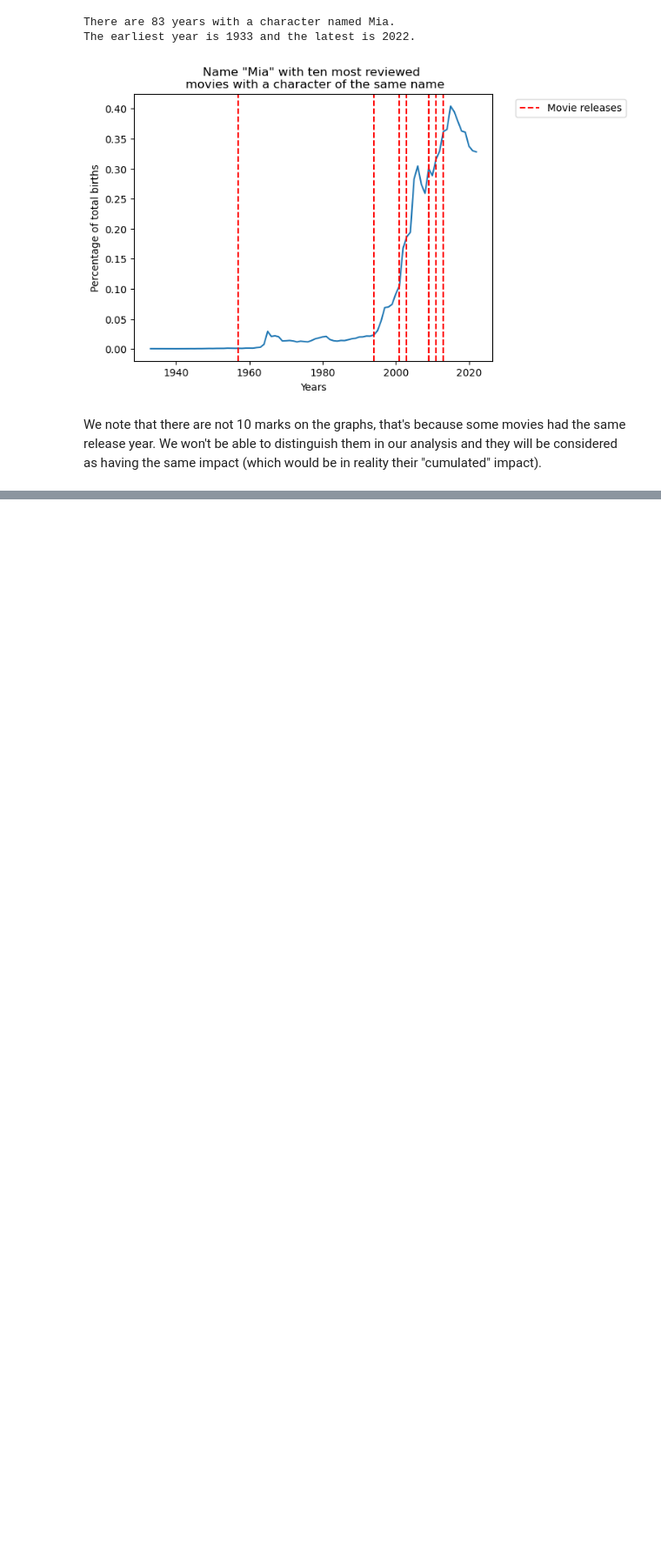
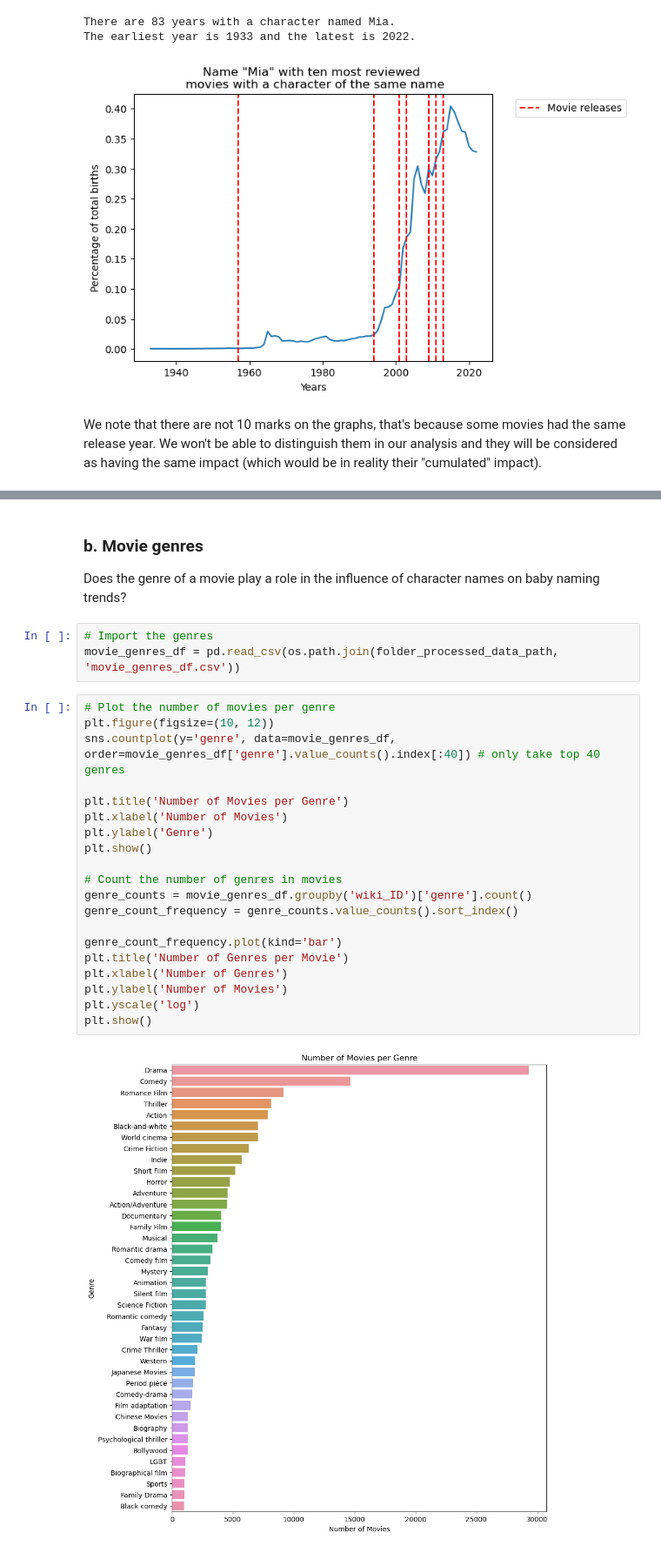
Before and after one commit to epfl-ada/ada-2023-project-abadakor, a Jupyter notebook: visualization.ipynb, the cells around one changed output, grey strips where cells are left out. Shown at 87% size. Saved outputs shown, nothing was run; the diff lists cells and outputs as text; blank space fills up the shorter version.

Commit message:
Stubs for parallel questions visualisation

```diff
--- a/visualization.ipynb
+++ b/visualization.ipynb
@@ -117,0 +124,28 @@ We note that there are not 10 marks on the graphs, that's because some movies ha
+# %% [markdown]
+### b. Movie genres
+Does the genre of a movie play a role in the influence of character names on baby naming trends?
+# %%
+# Import the genres
+movie_genres_df = pd.read_csv(os.path.join(folder_processed_data_path, 'movie_genres_df.csv'))
+# %%
+# Plot the number of movies per genre
+plt.figure(figsize=(10, 12))
+sns.countplot(y='genre', data=movie_genres_df, order=movie_genres_df['genre'].value_counts().index[:40]) # only take top 40 genres
+
+plt.title('Number of Movies per Genre')
+plt.xlabel('Number of Movies')
+plt.ylabel('Genre')
+plt.show()
+
+# Count the number of genres in movies
+genre_counts = movie_genres_df.groupby('wiki_ID')['genre'].count()
+genre_count_frequency = genre_counts.value_counts().sort_index()
+
+genre_count_frequency.plot(kind='bar')
+plt.title('Number of Genres per Movie')
+plt.xlabel('Number of Genres')
+plt.ylabel('Number of Movies')
+plt.yscale('log')
+plt.show()
+# %% [output]
+[figure, added]
```
Also changed, not shown: parts of 15 cells of this notebook.
